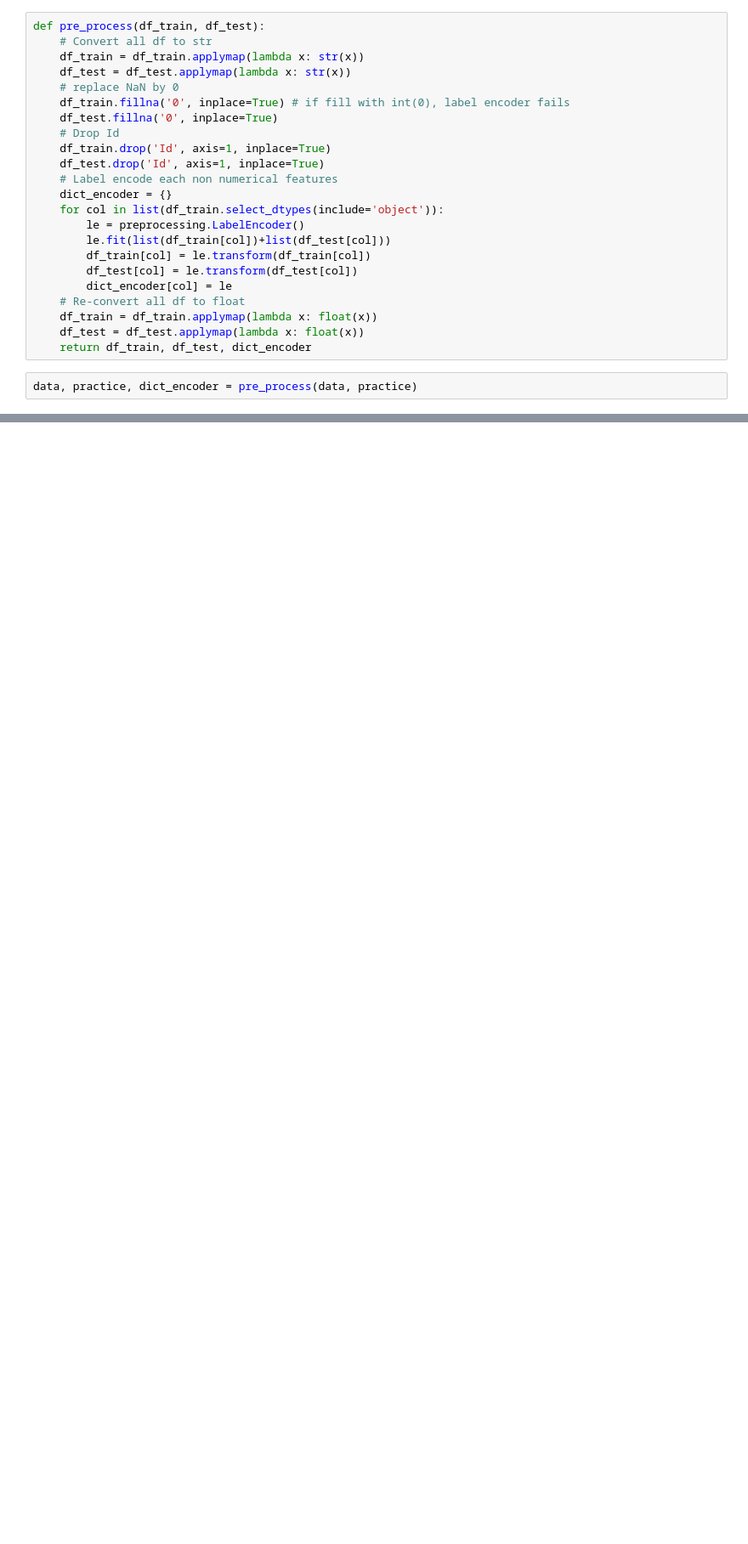
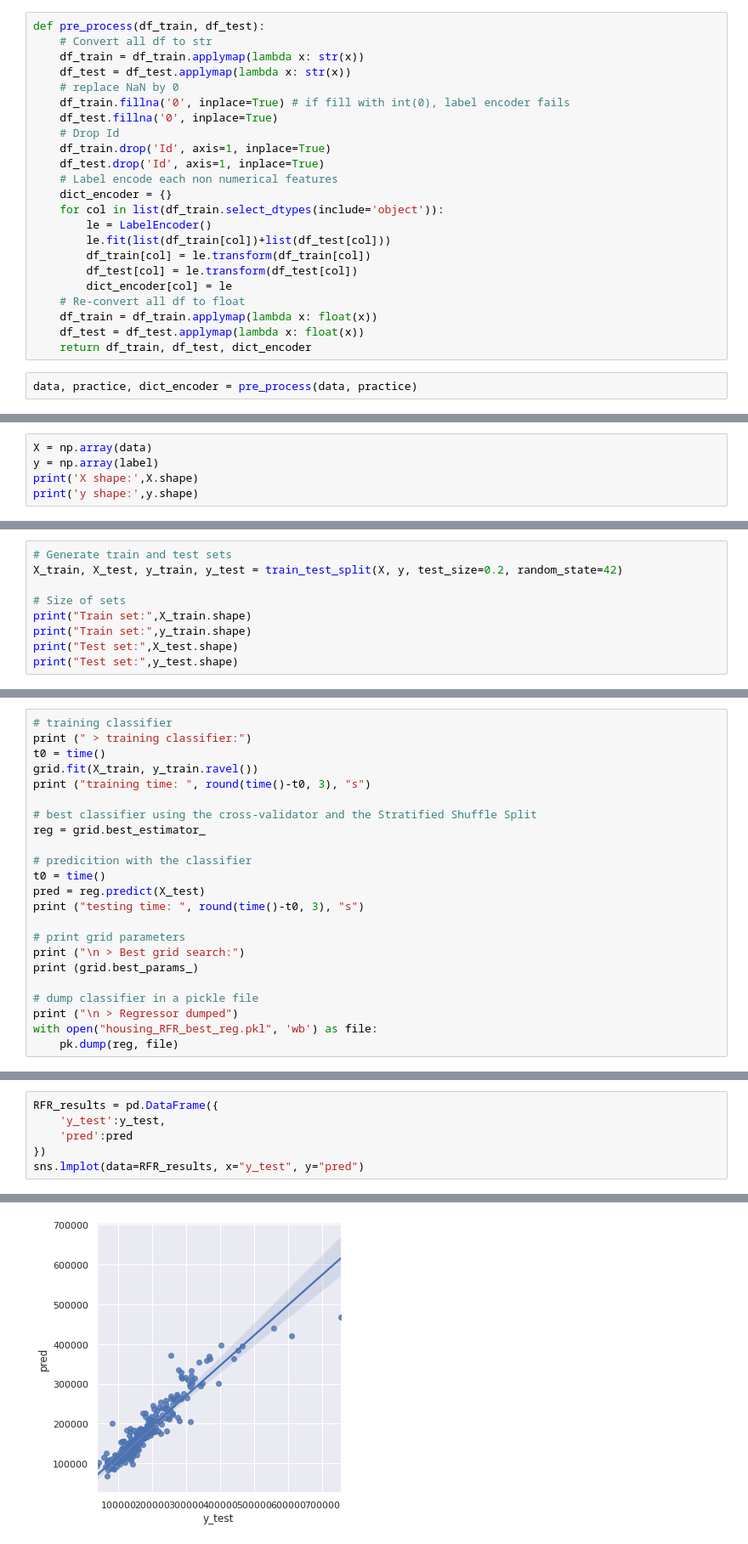
Before and after one commit to LaurentFerhi/House-Prices-Advanced-Regression-Techniques, a Jupyter notebook: Housing.ipynb, the cells around one changed output, grey strips where cells are left out. Shown: that part at 85% size. Saved outputs shown, nothing was run; the diff lists cells and outputs as text; blank space fills up the shorter version.

```diff
--- a/Housing.ipynb
+++ b/Housing.ipynb
@@ -30,7 +42,7 @@ def pre_process(df_train, df_test):
     # Label encode each non numerical features
     dict_encoder = {}
     for col in list(df_train.select_dtypes(include='object')):
-        le = preprocessing.LabelEncoder()
+        le = LabelEncoder()
         le.fit(list(df_train[col])+list(df_test[col]))
         df_train[col] = le.transform(df_train[col])
         df_test[col] = le.transform(df_test[col])
@@ -43,0 +74,5 @@ data, practice, dict_encoder = pre_process(data, practice)
+# %%
+X = np.array(data)
+y = np.array(label)
+print('X shape:',X.shape)
+print('y shape:',y.shape)
@@ -43,0 +84,9 @@ data, practice, dict_encoder = pre_process(data, practice)
+# %%
+# Generate train and test sets
+X_train, X_test, y_train, y_test = train_test_split(X, y, test_size=0.2, random_state=42)
+
+# Size of sets
+print("Train set:",X_train.shape)
+print("Train set:",y_train.shape)
+print("Test set:",X_test.shape)
+print("Test set:",y_test.shape)
@@ -43,0 +129,23 @@ data, practice, dict_encoder = pre_process(data, practice)
+# %%
+# training classifier
+print (" > training classifier:")
+t0 = time()
+grid.fit(X_train, y_train.ravel())
+print ("training time: ", round(time()-t0, 3), "s")
+
+# best classifier using the cross-validator and the Stratified Shuffle Split
+reg = grid.best_estimator_
+
+# predicition with the classifier
+t0 = time()
+pred = reg.predict(X_test)
+print ("testing time: ", round(time()-t0, 3), "s")
+
+# print grid parameters
+print ("\n > Best grid search:")
+print (grid.best_params_)
+
+# dump classifier in a pickle file
+print ("\n > Regressor dumped")
+with open("housing_RFR_best_reg.pkl", 'wb') as file:
+    pk.dump(reg, file)
@@ -43,0 +171,7 @@ data, practice, dict_encoder = pre_process(data, practice)
+# %%
+RFR_results = pd.DataFrame({
+    'y_test':y_test,
+    'pred':pred
+})
+sns.lmplot(data=RFR_results, x="y_test", y="pred")
+# %% [output]
@@ -43,0 +179 @@ data, practice, dict_encoder = pre_process(data, practice)
+[figure, added]
```
Also changed, not shown: parts of 27 cells of this notebook, 4 other files.
